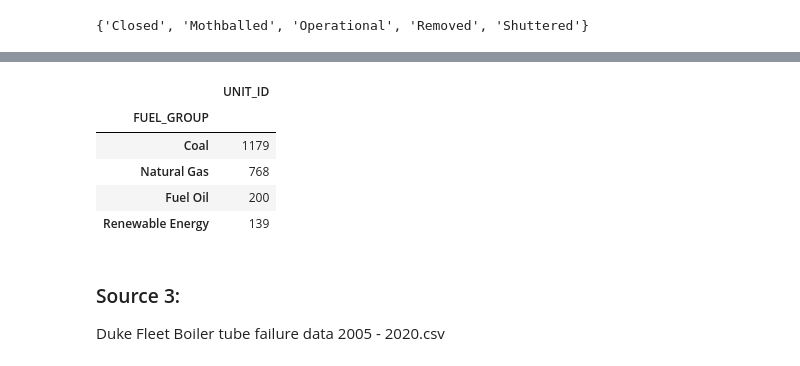
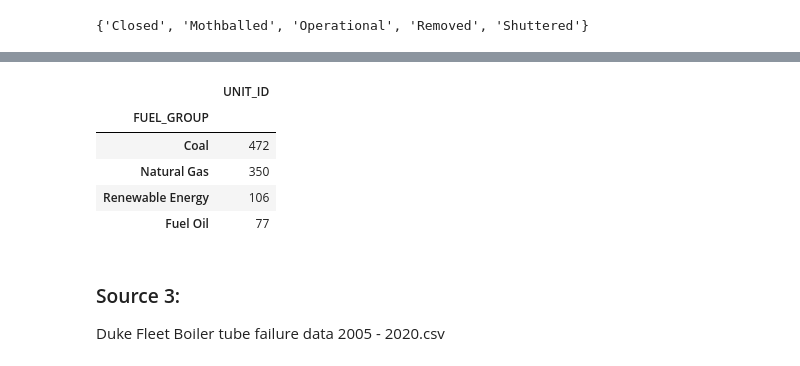
Before and after one commit to GeckoRobotics/davos-data-project, a Jupyter notebook: notebooks/davos.ipynb, the cells around one changed output, grey strips where cells are left out. Cells and saved outputs as stored; diff of their text form; code cells hidden in the pictures.

```diff
--- a/notebooks/davos.ipynb
+++ b/notebooks/davos.ipynb
@@ -362,12 +375,12 @@ us_boilers_df.groupby(['FUEL_GROUP', 'PRIM_FUEL', 'SECND_FUEL'])['UNIT_ID'].nuni
 # %%
-us_boilers_df.groupby(['FUEL_GROUP'])['UNIT_ID'].nunique().to_frame().sort_values(by='UNIT_ID', ascending=False)
+us_boilers_df[us_boilers_df['U_STATUS']=='Operational'].groupby(['FUEL_GROUP'])['UNIT_ID'].nunique().to_frame().sort_values(by='UNIT_ID', ascending=False)
 # %% [output]
 |  | UNIT_ID |
 | FUEL_GROUP |  |
-| Coal | 1179 |
-| Natural Gas | 768 |
-| Fuel Oil | 200 |
-| Renewable Energy | 139 |
+| Coal | 472 |
+| Natural Gas | 350 |
+| Renewable Energy | 106 |
+| Fuel Oil | 77 |
 # %% [markdown]
 ### Source 3:
 Duke Fleet Boiler tube failure data 2005 - 2020.csv
```
Also changed, not shown: parts of 33 cells of this notebook.
